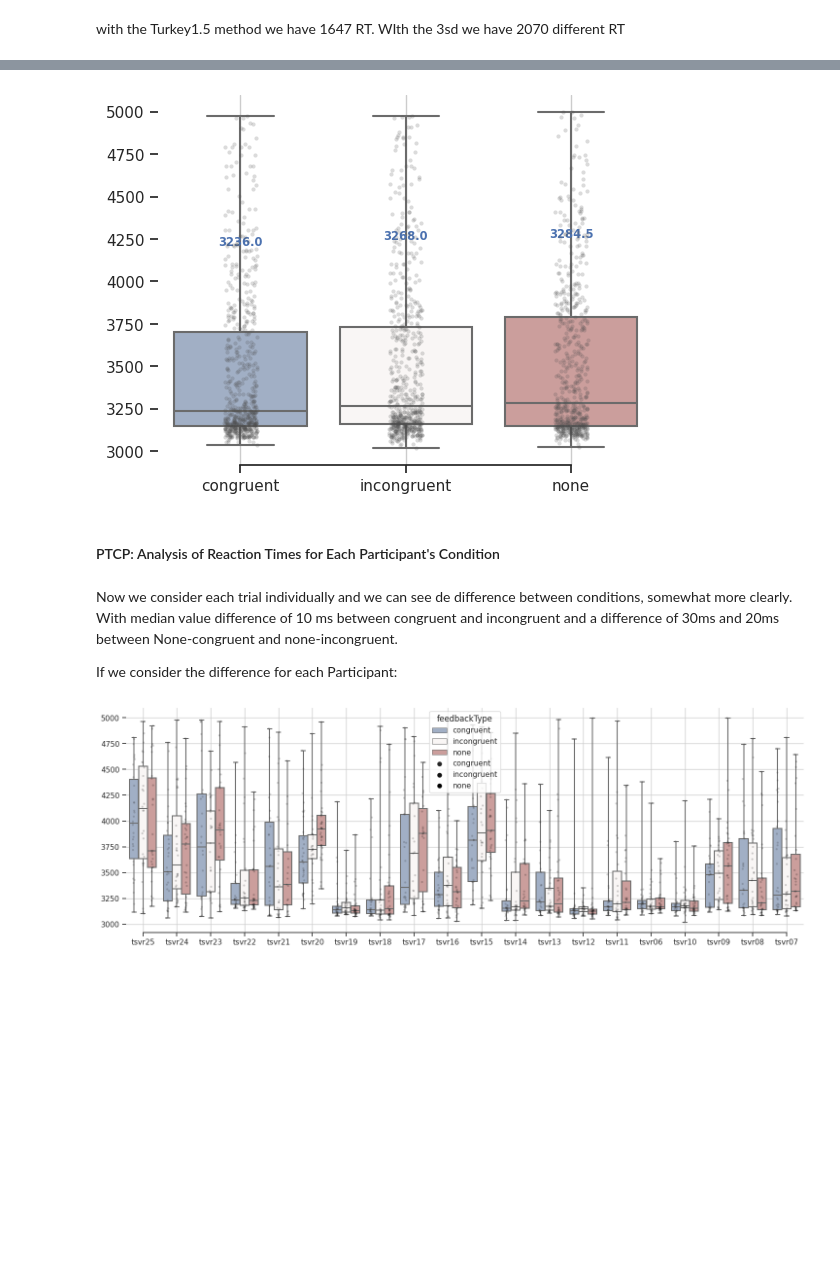
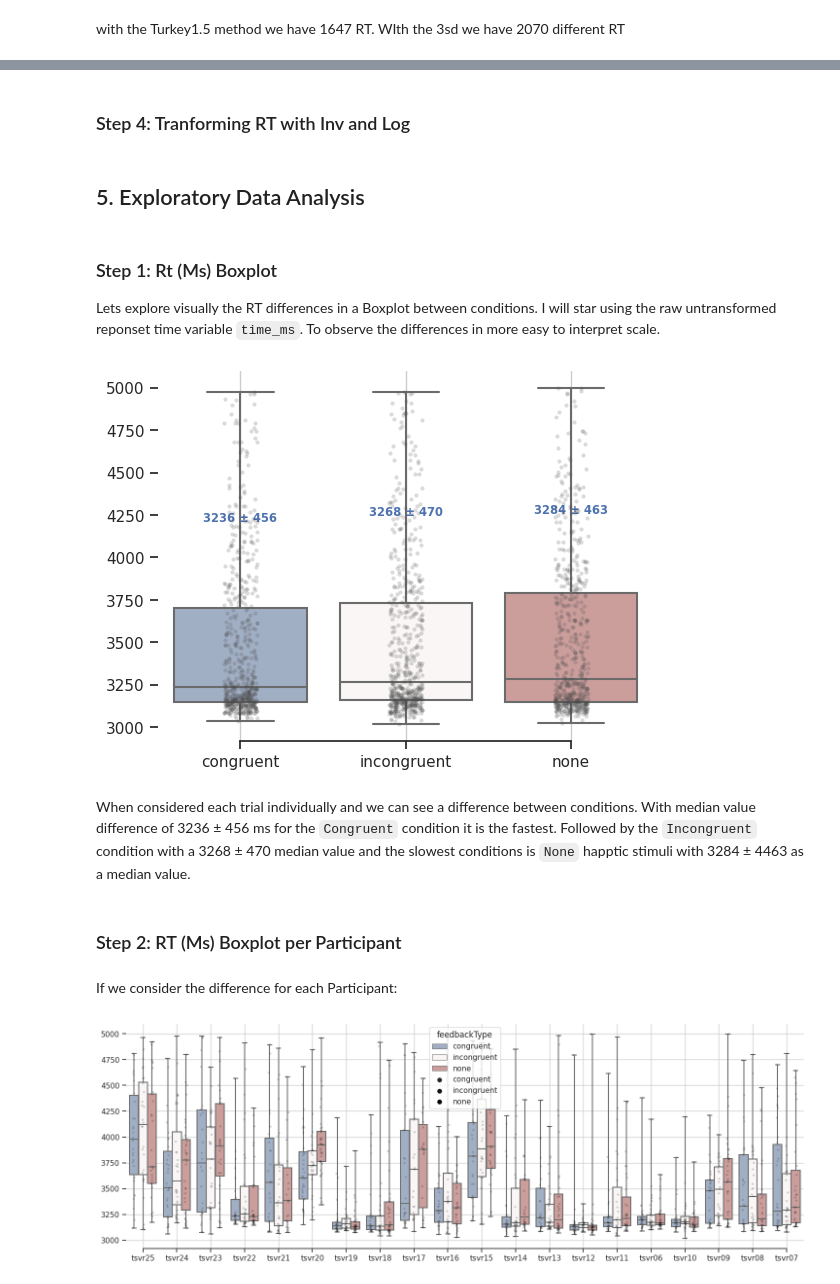
Before and after one commit to BenjaminDupre/m-b_thesis, a Jupyter notebook: Analysis/Analysis..ipynb, the cells around one changed output, grey strips where cells are left out. Saved outputs shown, nothing was run; the diff lists cells and outputs as text; code cells hidden in the pictures; blank space fills up the shorter version.

```diff
--- a/Analysis/Analysis..ipynb
+++ b/Analysis/Analysis..ipynb
@@ -540,28 +535,0 @@ Now, let's explore the relationships and interactions between the 'feedbacktype'
-# %%
-# Set the style of the graph
-sns.set_theme(style='ticks')
-
-# Initialize the figure with a logarithmic x-axis and specify the figure size
-fig, ax = plt.subplots(figsize=(7, 6))
-ax.set_xscale("log")
-
-# Plotting boxplot
-sns.boxplot(
-    data=work_df2, x='time_ms', y='feedbackType',
-    palette="vlag", whis=[0, 100],  showfliers=False
-)
-
-# Add points to show each observation
-sns.stripplot(
-    data=work_df, x='time_ms', y='feedbackType', size=3, color=".3",alpha=0.1, dodge=True
-)
-
-
-# Set the x-axis limits to 2500 and 10000 ms
-#ax.set_xlim(2500, 10000)
-
-# Show the plot
-ax.xaxis.grid(True)
-ax.set(ylabel="")
-sns.despine(trim=True, left=True)
-#plt.show()
@@ -649,8 +621,19 @@ WIth the 3sd we have 2070 different RT
 # %%
 # Creating a flag for each trial using the previous definition.
 work_df_no_outl['rt_flag'] = work_df_no_outl['time_ms'].apply(lambda x: 'fast' if x <= 3400 else 'slow')
-# Creating a log RT
-work_df_no_outl['rt_log'] = work_df_no_outl['time_ms'].apply(lambda x: math.log(x, 10))
+# %% [markdown]
+### Step 4: Tranforming RT with Inv and Log
+# %%
+# Creating a log RT
+work_df_no_outl['rt_log'] = work_df_no_outl['time_ms'].apply(lambda x: np.log(x))
+# creating rt_logerse
+work_df_no_outl['rt_inv'] = work_df_no_outl['time_ms'].apply(lambda x: 1 / x)
+# %% [markdown]
+## 5. Exploratory Data Analysis
+# %% [markdown]
+### Step 1: Rt (Ms) Boxplot
+
+Lets explore visually the RT differences in a Boxplot between conditions. I will star using the raw untransformed reponset time variable `time_ms`. To observe the differences in more easy to interpret scale.
 # %%
 
 
@@ -665,42 +648,46 @@ fig, ax = plt.subplots()
 box_plot = sns.boxplot(
     data=work_df_no_outl, y='time_ms', x='feedbackType',
     palette="vlag", whis=[0, 100],  showfliers=False
 )
 
 
 medians = work_df_no_outl.groupby(['feedbackType'])['time_ms'].median()
+stand_dev = work_df_no_outl.groupby(['feedbackType'])['time_ms'].std()
 #medians = medians.reindex(index = ['none','congruent','incongruent'])
 vertical_offset = work_df_no_outl['time_ms'].median() * 0.3 # offset from median for display
 
 for xtick in box_plot.get_xticks():
-    box_plot.text(xtick,medians[xtick] + vertical_offset,medians[xtick],
-            horizontalalignment='center',size='x-small',color='b',weight='semibold')
+    box_plot.text(xtick, medians[xtick] + vertical_offset,
+                  f"{medians[xtick]:.0f} ± {stand_dev[xtick]:.0f}",
+                  horizontalalignment='center', size='x-small', color='b', weight='semibold')
+
+
 
 
 
 
 # Add points to show each observation
 sns.stripplot(
     data=work_df_no_outl, y='time_ms', x='feedbackType', size=3, color=".3",alpha=0.2, dodge=True
 )
 
 
 # Set the x-axis limits to 2500 and 10000 ms
 #ax.set_xlim(2500, 10000)
 
 # Show the plot
 ax.xaxis.grid(True)
 ax.set(ylabel="")
 ax.set(xlabel="")
 sns.despine(trim=True, left=True)
 # %% [output]
-[figure, old version]
+[figure, new version]
-# %% [markdown]
-#### PTCP: Analysis of Reaction Times for Each Participant's Condition
-# %% [markdown]
-Now we consider each trial individually and we can see de difference between conditions, somewhat more clearly. With median value difference of 10 ms between congruent and incongruent and a difference of 30ms and 20ms between None-congruent and none-incongruent.
-
-If we consider the difference for each Participant:
+# %% [markdown]
+When considered each trial individually and we can see a difference between conditions. With median value difference of 3236 ± 456 ms for the `Congruent` condition it is the fastest. Followed by the `Incongruent` condition with a 3268 ± 470 median value and the slowest conditions is `None` happtic stimuli with 3284 ± 4463  as a median value.
+# %% [markdown]
+### Step 2: RT (Ms) Boxplot per Participant
+# %% [markdown]
+If we consider the difference for each Participant:
 # %%
 
 sns.set_theme(style='ticks')
```
Also changed, not shown: parts of 21 cells of this notebook, 8 other files.
